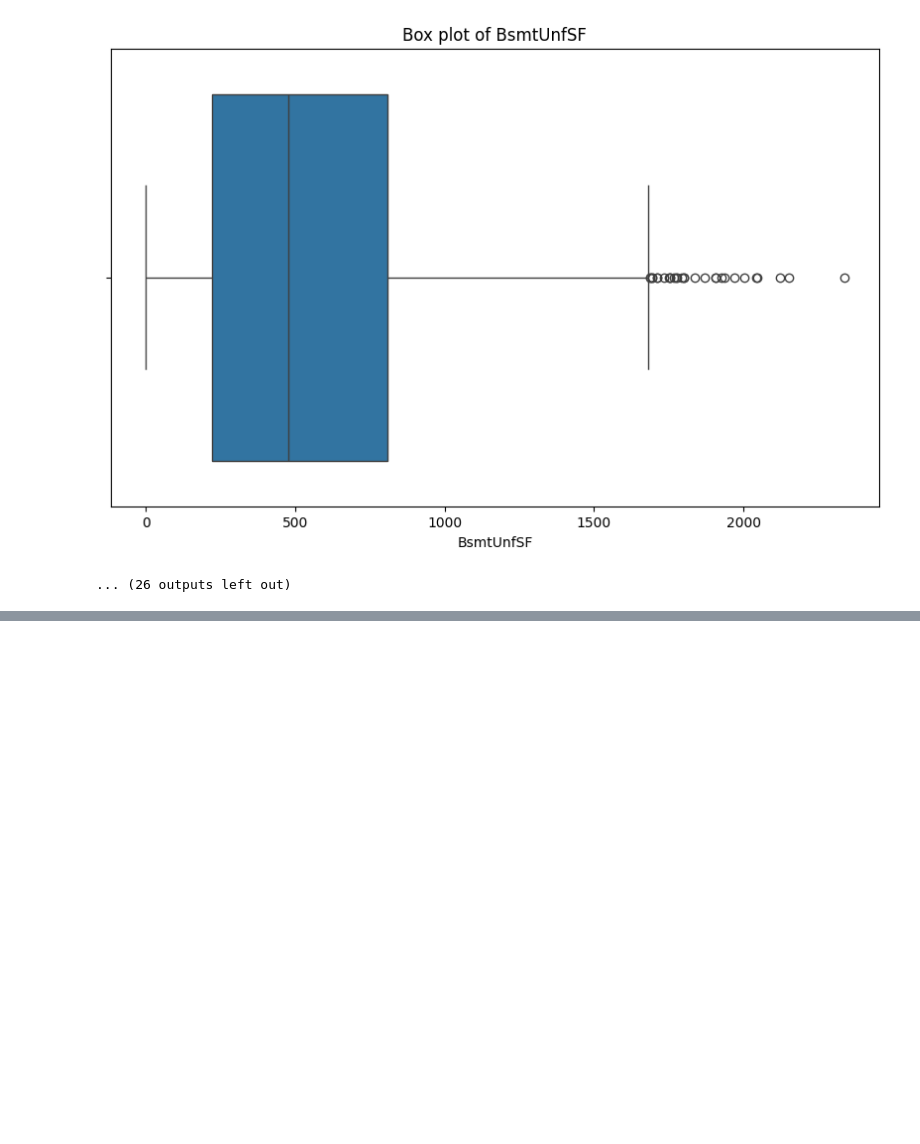
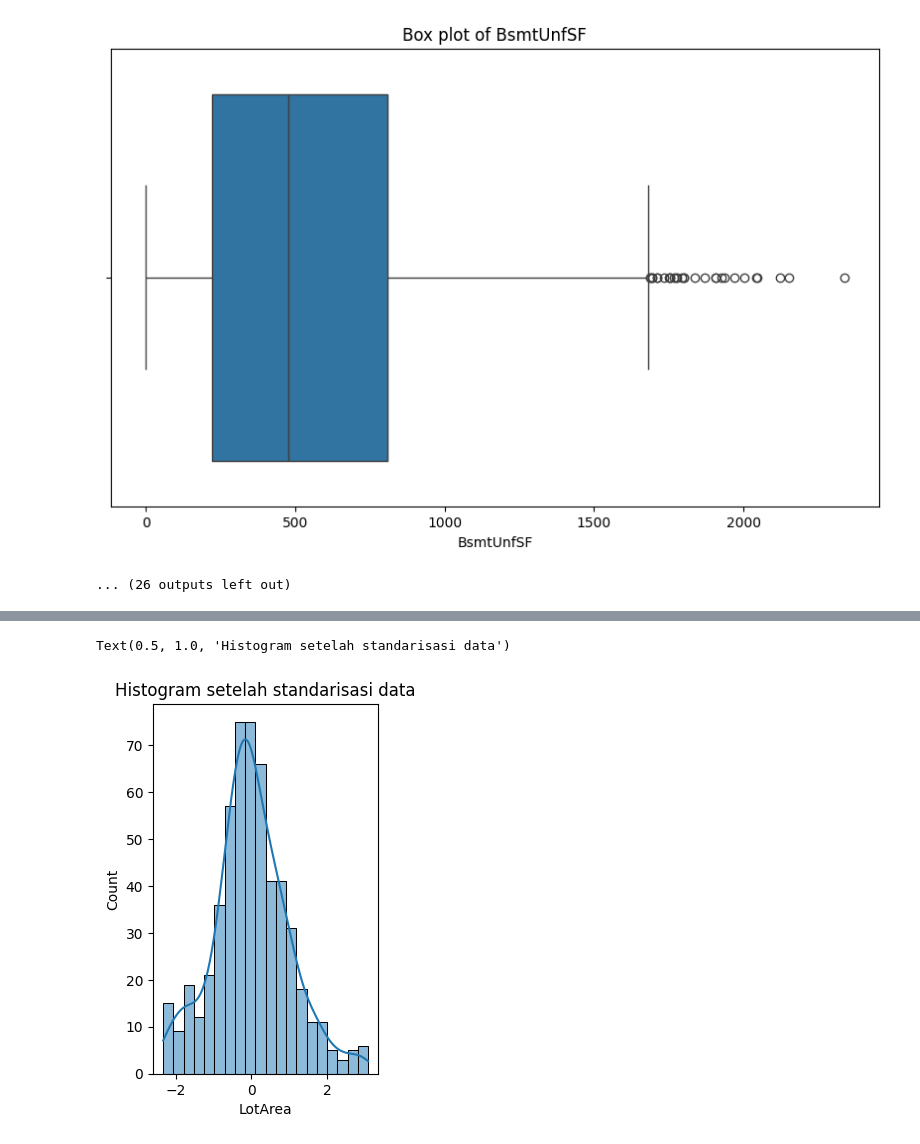
Before and after one commit to LuciferLovesMe/learn-basic-ml, a Jupyter notebook: notebook.ipynb, the cells around one changed output, grey strips where cells are left out. Cells and saved outputs as stored; diff of their text form; code cells hidden in the pictures; blank space fills up the shorter version.

```diff
--- a/notebook.ipynb
+++ b/notebook.ipynb
@@ -104,3 +106,20 @@ for feature in numeric_feature:
 [figure]
 [figure]
 ... (26 outputs left out)
+# %%
+# Contoh sederhana untuk mengidentifikasi outliers menggunakan IQR
+Q1 = df[numeric_feature].quantile(0.25)
+Q3 = df[numeric_feature].quantile(0.75)
+IQR = Q3 - Q1
+# %%
+# Filter dataframe untuk hanya menyimpan baris yang tidak mengandung outliers pada kolom numerik
+condition = ~((df[numeric_feature] < (Q1 - 1.5 * IQR)) | (df[numeric_feature] > (Q3 + 1.5 * IQR))).any(axis=1)
+filtered_numeric_df = df.loc[condition, numeric_feature]
+
+# Menggabungkan kembali kolom kategorikal
+kategorical_feature = df.select_dtypes(include=['object']).columns
+df = pd.concat([filtered_numeric_df, df.loc[condition, kategorical_feature]], axis=1)
+# %%
+# Standarisasi data numerik
+scaler = StandardScaler()
+df[numeric_feature] = scaler.fit_transform(df[numeric_feature])
@@ -106,0 +135,8 @@ for feature in numeric_feature:
+# %%
+# Histogram setelah standarisasi
+plt.subplot(1,2,2)
+sns.histplot(df[numeric_feature[3]], kde=True)
+plt.title("Histogram setelah standarisasi data")
+# %% [output]
+Text(0.5, 1.0, 'Histogram setelah standarisasi data')
+[figure, added]
```
Also changed, not shown: parts of 8 cells of this notebook.
